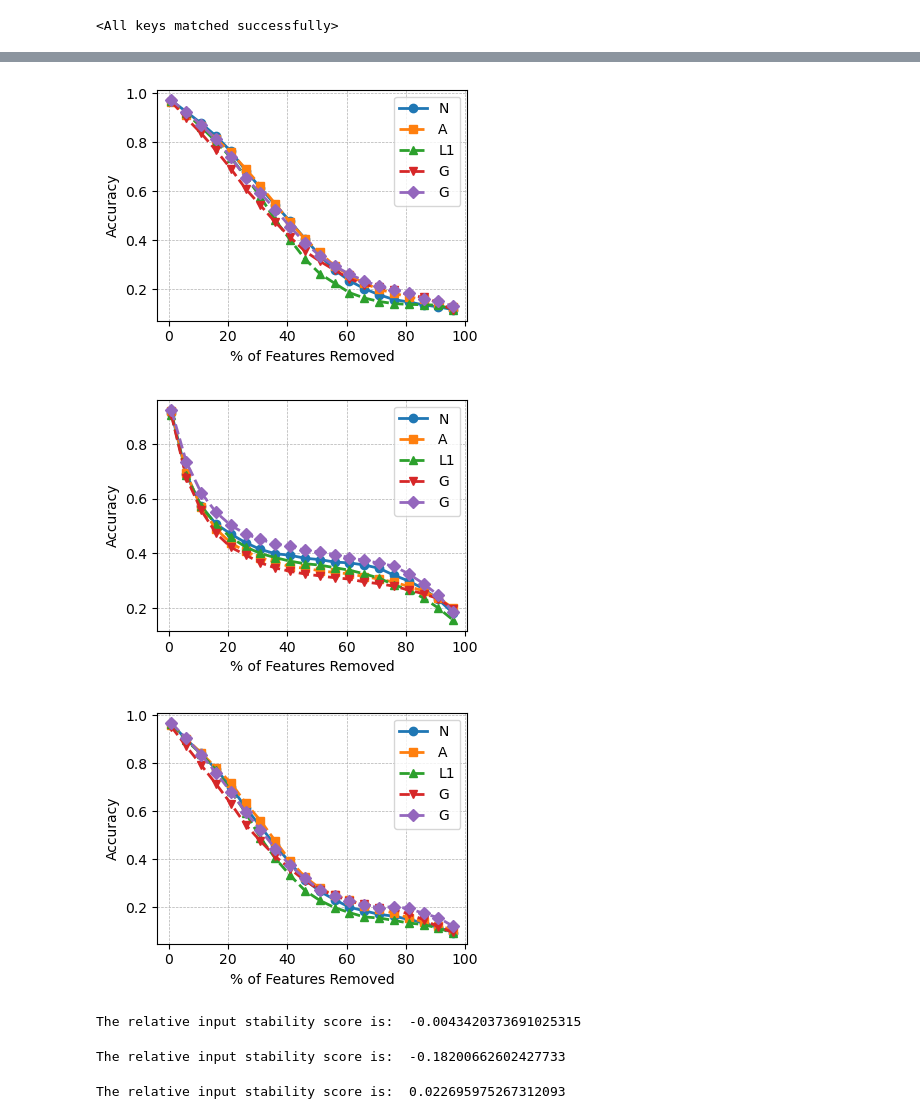
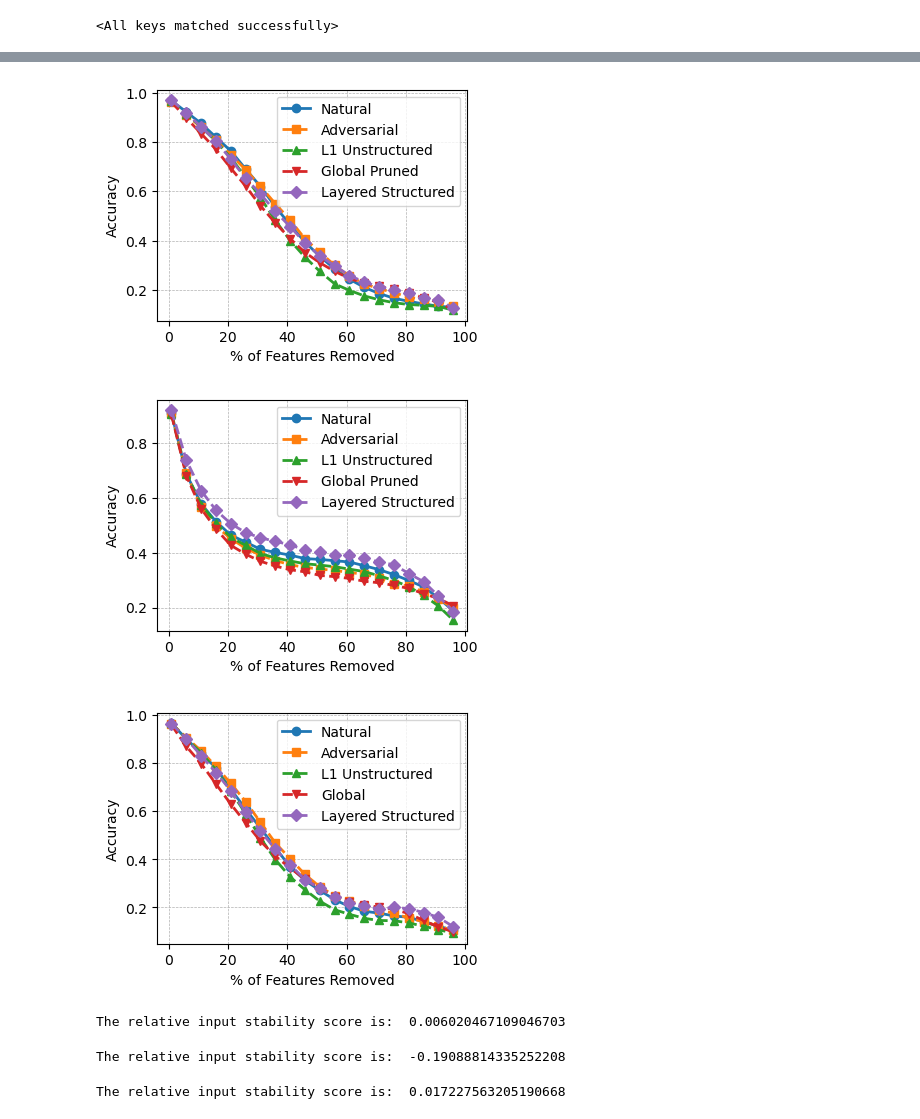
Before and after one commit to sanishsuwal7/ExplainableAI, a Jupyter notebook: vgg_saliency.ipynb, the cells around one changed output, grey strips where cells are left out. Drawn from its saved outputs; the diff is of its cells as text; code cells hidden in the pictures.

```diff
--- a/vgg_saliency.ipynb
+++ b/vgg_saliency.ipynb
@@ -751,34 +736,34 @@ result_normal = filter_and_compute_road_saliency(model, test_dataloader, device)
 # %%
-result_adv = filter_and_compute_road_saliency(model_adv, test_dataloader, device)
+result_adv = filter_and_compute_road_saliency_ig(model_adv, test_dataloader,"Saliency", device)
 # %%
-result_l1 = filter_and_compute_road_saliency(model_l1_unstructured, test_dataloader, device)
+result_l1 = filter_and_compute_road_saliency_ig(model_l1_unstructured, test_dataloader,"Saliency", device)
 # %%
-result_global = filter_and_compute_road_saliency(model_global, test_dataloader, device)
+result_global = filter_and_compute_road_saliency_ig(model_global, test_dataloader,"Saliency", device)
 # %%
-result_structured = filter_and_compute_road_saliency(model_structured, test_dataloader, device)
+result_structured = filter_and_compute_road_saliency_ig(model_structured, test_dataloader,"Saliency", device)
 # %%
 import matplotlib.pyplot as plt
 import pandas as pd
 
 # Plot setup
 fig, ax = plt.subplots(figsize=(4, 3))
 
-ax.plot(list(result_normal.keys()),list(result_normal.values()), label='N', linestyle='-', marker='o', linewidth=2)
-ax.plot(list(result_normal.keys()), list(result_adv.values()), label='A', linestyle='--', marker='s', linewidth=2)
-ax.plot(list(result_normal.keys()), list(result_l1.values()), label='L1', linestyle='--', marker='^', linewidth=2)
-ax.plot(list(result_normal.keys()), list(result_global.values()), label='G', linestyle='--', marker='v', linewidth=2)
-ax.plot(list(result_normal.keys()), list(result_structured.values()), label='S', linestyle='--', marker='D', linewidth=2)
+ax.plot(list(result_normal.keys()),list(result_normal.values()), label='Natural', linestyle='-', marker='o', linewidth=2)
+ax.plot(list(result_normal.keys()), list(result_adv.values()), label='Adversarial', linestyle='--', marker='s', linewidth=2)
+ax.plot(list(result_normal.keys()), list(result_l1.values()), label='L1 Unstructured', linestyle='--', marker='^', linewidth=2)
+ax.plot(list(result_normal.keys()), list(result_global.values()), label='Global Pruned', linestyle='--', marker='v', linewidth=2)
+ax.plot(list(result_normal.keys()), list(result_structured.values()), label='Layered Structured', linestyle='--', marker='D', linewidth=2)
 
 # Customize the plot
 ax.set_xlabel('% of Features Removed', fontsize=10)
 ax.set_ylabel('Accuracy', fontsize=10)
 ax.legend(fontsize=10)
 
 # Grid and ticks
 ax.grid(True, which='both', linestyle='--', linewidth=0.5)
 ax.tick_params(axis='both', which='major', labelsize=10)
 
-plt.savefig("VGG_CIFAR_SALIENCY_ROAD.pdf", format="pdf", dpi=300, bbox_inches="tight")
+plt.savefig("roadplots/VGG_CIFAR_SALIENCY_ROAD.pdf", format="pdf", dpi=300, bbox_inches="tight")
 plt.show()
 # %% [output]
-[figure, old version]
+[figure, new version]
@@ -857,11 +787,11 @@ import pandas as pd
 # Plot setup
 fig, ax = plt.subplots(figsize=(4, 3))
 
-ax.plot(list(result_normal_ig.keys()),list(result_normal_ig.values()), label='N', linestyle='-', marker='o', linewidth=2)
-ax.plot(list(result_normal_ig.keys()), list(result_adv_ig.values()), label='A', linestyle='--', marker='s', linewidth=2)
-ax.plot(list(result_normal_ig.keys()), list(result_l1_ig.values()), label='L1', linestyle='--', marker='^', linewidth=2)
-ax.plot(list(result_normal_ig.keys()), list(result_global_ig.values()), label='G', linestyle='--', marker='v', linewidth=2)
-ax.plot(list(result_normal_ig.keys()), list(result_structured_ig.values()), label='S', linestyle='--', marker='D', linewidth=2)
+ax.plot(list(result_normal_ig.keys()),list(result_normal_ig.values()), label='Natural', linestyle='-', marker='o', linewidth=2)
+ax.plot(list(result_normal_ig.keys()), list(result_adv_ig.values()), label='Adversarial', linestyle='--', marker='s', linewidth=2)
+ax.plot(list(result_normal_ig.keys()), list(result_l1_ig.values()), label='L1 Unstructured', linestyle='--', marker='^', linewidth=2)
+ax.plot(list(result_normal_ig.keys()), list(result_global_ig.values()), label='Global Pruned', linestyle='--', marker='v', linewidth=2)
+ax.plot(list(result_normal_ig.keys()), list(result_structured_ig.values()), label='Layered Structured', linestyle='--', marker='D', linewidth=2)
 
 # Customize the plot
 ax.set_xlabel('% of Features Removed', fontsize=10)
@@ -872,10 +802,10 @@ ax.legend(fontsize=10)
 ax.grid(True, which='both', linestyle='--', linewidth=0.5)
 ax.tick_params(axis='both', which='major', labelsize=10)
 
-plt.savefig("VGG_CIFAR_IG_ROAD.pdf", format="pdf", dpi=300, bbox_inches="tight")
+plt.savefig("roadplots/VGG_CIFAR_IG_ROAD.pdf", format="pdf", dpi=300, bbox_inches="tight")
 plt.show()
 # %% [output]
-[figure, old version]
+[figure, new version]
 # %%
 def filter_and_compute_road_smooth(model, test_loader, device):
 
@@ -963,11 +889,11 @@ import pandas as pd
 # Plot setup
 fig, ax = plt.subplots(figsize=(4, 3))
 
-ax.plot(list(result_normal_smooth.keys()),list(result_normal_smooth.values()), label='N', linestyle='-', marker='o', linewidth=2)
-ax.plot(list(result_normal_smooth.keys()), list(result_adv_smooth.values()), label='A', linestyle='--', marker='s', linewidth=2)
-ax.plot(list(result_normal_smooth.keys()), list(result_l1_smooth.values()), label='L1', linestyle='--', marker='^', linewidth=2)
-ax.plot(list(result_normal_smooth.keys()), list(result_global_smooth.values()), label='G', linestyle='--', marker='v', linewidth=2)
-ax.plot(list(result_normal_smooth.keys()), list(result_structured_smooth.values()), label='S', linestyle='--', marker='D', linewidth=2)
+ax.plot(list(result_normal_smooth.keys()),list(result_normal_smooth.values()), label='Natural', linestyle='-', marker='o', linewidth=2)
+ax.plot(list(result_normal_smooth.keys()), list(result_adv_smooth.values()), label='Adversarial', linestyle='--', marker='s', linewidth=2)
+ax.plot(list(result_normal_smooth.keys()), list(result_l1_smooth.values()), label='L1 Unstructured', linestyle='--', marker='^', linewidth=2)
+ax.plot(list(result_normal_smooth.keys()), list(result_global_smooth.values()), label='Global', linestyle='--', marker='v', linewidth=2)
+ax.plot(list(result_normal_smooth.keys()), list(result_structured_smooth.values()), label='Layered Structured', linestyle='--', marker='D', linewidth=2)
 
 # Customize the plot
 ax.set_xlabel('% of Features Removed', fontsize=10)
@@ -978,9 +904,9 @@ ax.legend(fontsize=10)
 ax.grid(True, which='both', linestyle='--', linewidth=0.5)
 ax.tick_params(axis='both', which='major', labelsize=10)
 
-plt.savefig("VGG_CIFAR_SMOOTH_ROAD.pdf", format="pdf", dpi=300, bbox_inches="tight")
+plt.savefig("roadplots/VGG_CIFAR_SMOOTH_ROAD.pdf", format="pdf", dpi=300, bbox_inches="tight")
 plt.show()
 # %% [output]
-[figure, old version]
+[figure, new version]
 # %%
 import math
@@ -1019,15 +945,18 @@ def filter_and_compute_input_stability_saliency(model, test_loader, device):
 gc.collect()
 torch.cuda.empty_cache()
 # %%
-print("The relative input stability score is: ", filter_and_compute_input_stability_saliency(model, test_dataloader, device))
+normal_input_saliency = filter_and_compute_input_stability_saliency_ig(model, test_dataloader,"Saliency", device)
+print("The relative input stability score is: ", normal_input_saliency)
 # %% [output]
-The relative input stability score is:  -0.0043420373691025315
+The relative input stability score is:  0.006020467109046703
 # %%
-print("The relative input stability score is: ", filter_and_compute_input_stability_saliency(model_adv, test_dataloader, device))
+adversarial_input_saliency = filter_and_compute_input_stability_saliency_ig(model_adv, test_dataloader,"Saliency", device)
+print("The relative input stability score is: ", adversarial_input_saliency)
 # %% [output]
-The relative input stability score is:  -0.18200662602427733
+The relative input stability score is:  -0.19088814335252208
 # %%
-print("The relative input stability score is: ", filter_and_compute_input_stability_saliency(model_l1_unstructured, test_dataloader, device))
+l1_input_saliency =  filter_and_compute_input_stability_saliency_ig(model_l1_unstructured, test_dataloader,"Saliency", device)
+print("The relative input stability score is: ", l1_input_saliency)
 # %% [output]
-The relative input stability score is:  0.022695975267312093
+The relative input stability score is:  0.017227563205190668
 # %%
```
Also changed, not shown: parts of 83 cells of this notebook, 8 other files.
